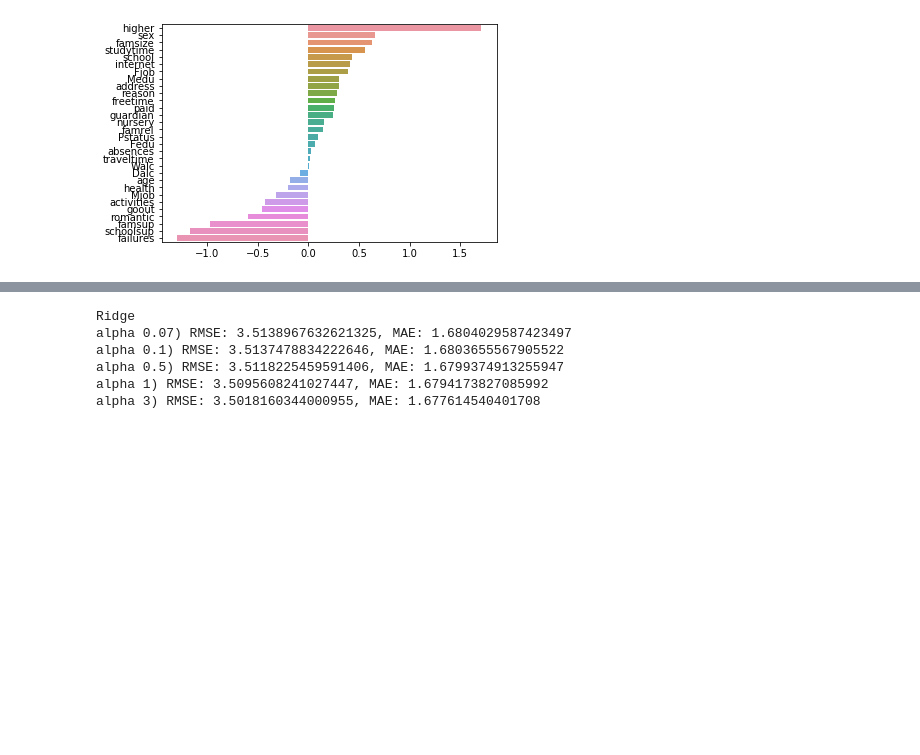
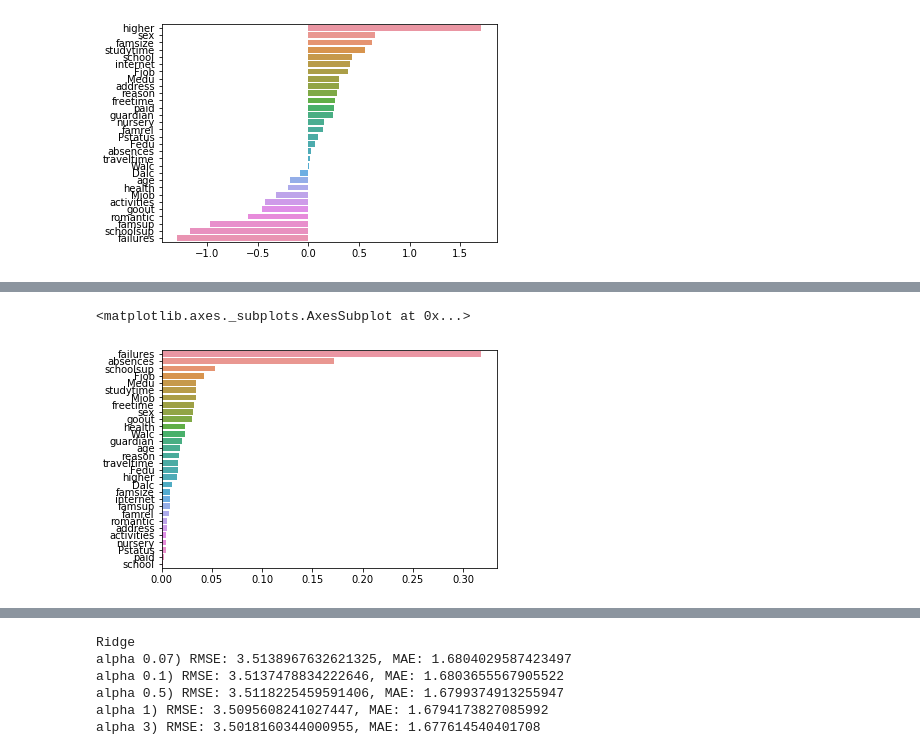
Before and after one commit to kangmincho1/Side-Projects, a Jupyter notebook: regression.ipynb, the cells around one changed output, grey strips where cells are left out. Cells and saved outputs as stored; diff of their text form; code cells hidden in the pictures; blank space fills up the shorter version.

```diff
--- a/regression.ipynb
+++ b/regression.ipynb
@@ -201,0 +243,9 @@ sns.barplot(x=feature, y=feature.index)
+# %%
+rf2 = RandomForestRegressor(n_estimators=1000, max_depth=4)
+rf2.fit(features, target)
+feature = pd.Series(data=rf2.feature_importances_, index=features.columns)
+feature = feature.sort_values(ascending=False)
+sns.barplot(x=feature, y=feature.index)
+# %% [output]
+<matplotlib.axes._subplots.AxesSubplot at 0x...>
+[figure, added]
```
Also changed, not shown: parts of 14 cells of this notebook.
